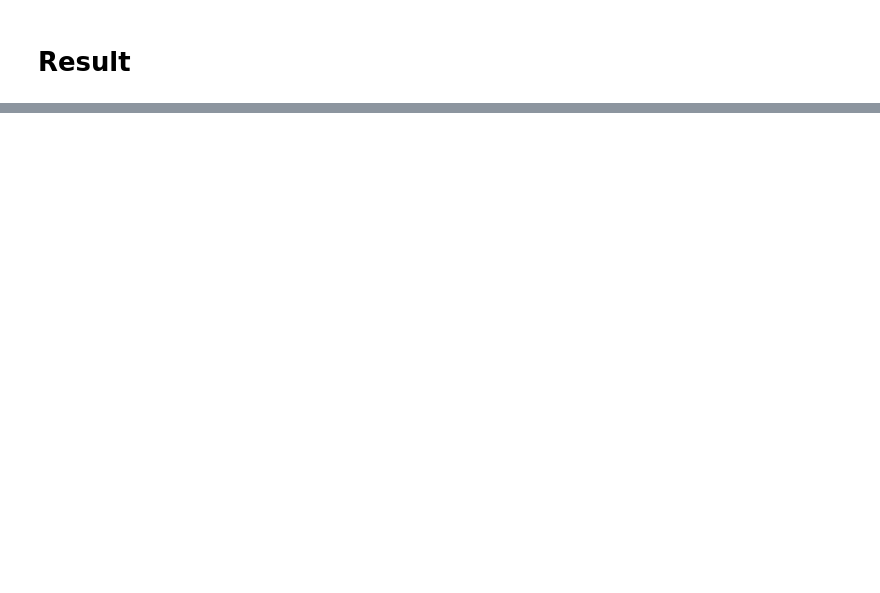
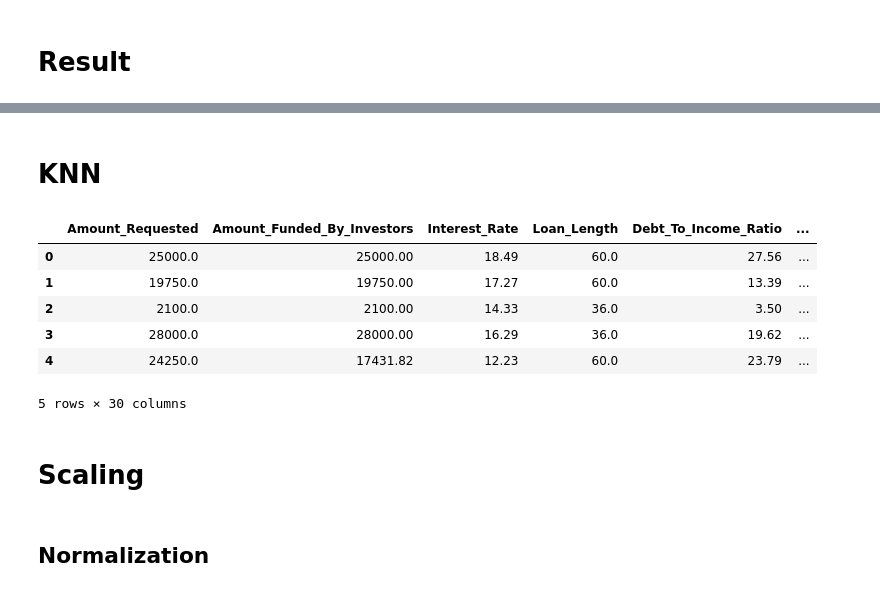
Before and after one commit to prashant4961/bank_interest_rate, a Jupyter notebook: bank_interest_rate.ipynb, the cells around one changed output, grey strips where cells are left out. Drawn from its saved outputs; the diff is of its cells as text; code cells hidden in the pictures; blank space fills up the shorter version.

```diff
--- a/bank_interest_rate.ipynb
+++ b/bank_interest_rate.ipynb
@@ -1426,0 +1443,12 @@ Linear Regression (Variance Threshold = 1.5):
+# %% [markdown]
+# KNN
+# %%
+df.head()
+# %% [output]
+|  | Amount_Requested | Amount_Funded_By_Investors | Interest_Rate | Loan_Length | Debt_To_Income_Ratio | ... |
+| 0 | 25000.0 | 25000.00 | 18.49 | 60.0 | 27.56 | ... |
+| 1 | 19750.0 | 19750.00 | 17.27 | 60.0 | 13.39 | ... |
+| 2 | 2100.0 | 2100.00 | 14.33 | 36.0 | 3.50 | ... |
+| 3 | 28000.0 | 28000.00 | 16.29 | 36.0 | 19.62 | ... |
+| 4 | 24250.0 | 17431.82 | 12.23 | 60.0 | 23.79 | ... |
+5 rows × 30 columns
@@ -1426,0 +1457,2 @@ Linear Regression (Variance Threshold = 1.5):
+# %% [markdown]
+# Scaling
@@ -1426,0 +1464,2 @@ Linear Regression (Variance Threshold = 1.5):
+# %% [markdown]
+## Normalization
```
Also changed, not shown: parts of 45 cells of this notebook, 2 other files.
